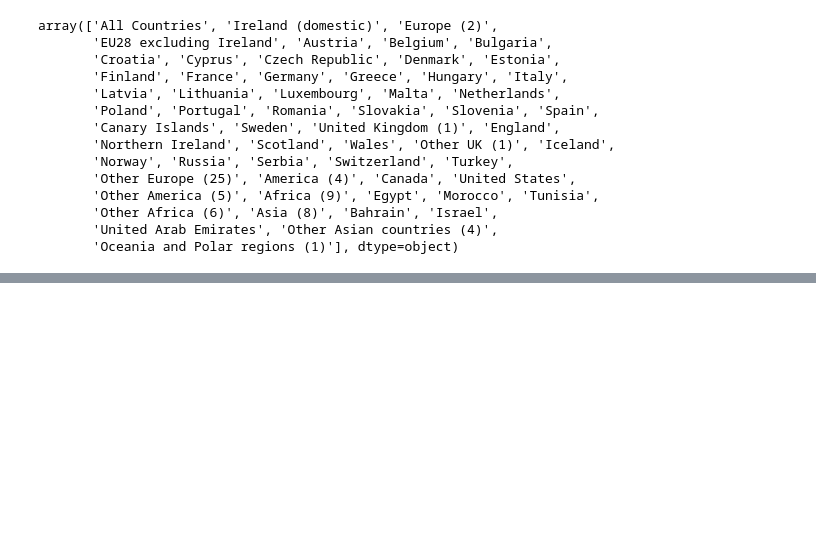
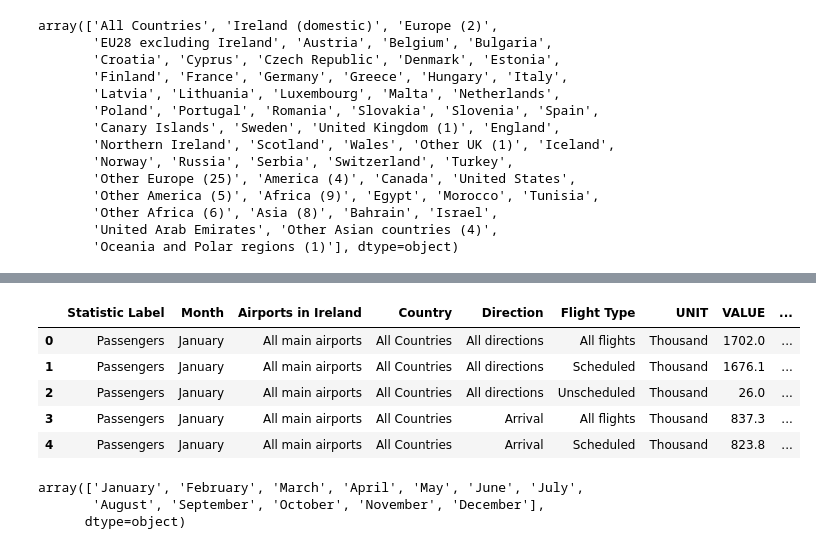
Before and after one commit to RubenCharleston/MSc_CA2_2021116, a Jupyter notebook: CA2.ipynb, the cells around one changed output, grey strips where cells are left out. Drawn from its saved outputs; the diff is of its cells as text; code cells hidden in the pictures; blank space fills up the shorter version.

```diff
--- a/CA2.ipynb
+++ b/CA2.ipynb
@@ -292,0 +357,28 @@ array(['All Countries', 'Ireland (domestic)', 'Europe (2)',
+# %%
+dfIr.loc[dfIr["Month"] == "01", "Month"] = "January" #Changing the months values from numbers to name of month
+dfIr.loc[dfIr["Month"] == "02", "Month"] = "February"
+dfIr.loc[dfIr["Month"] == "03", "Month"] = "March"
+dfIr.loc[dfIr["Month"] == "04", "Month"] = "April"
+dfIr.loc[dfIr["Month"] == "05", "Month"] = "May"
+dfIr.loc[dfIr["Month"] == "06", "Month"] = "June"
+dfIr.loc[dfIr["Month"] == "07", "Month"] = "July"
+dfIr.loc[dfIr["Month"] == "08", "Month"] = "August"
+dfIr.loc[dfIr["Month"] == "09", "Month"] = "September"
+dfIr.loc[dfIr["Month"] == "10", "Month"] = "October"
+dfIr.loc[dfIr["Month"] == "11", "Month"] = "November"
+dfIr.loc[dfIr["Month"] == "12", "Month"] = "December"
+# %%
+dfIr.head()
+# %% [output]
+|  | Statistic Label | Month | Airports in Ireland | Country | Direction | Flight Type | UNIT | VALUE | ... |
+| 0 | Passengers | January | All main airports | All Countries | All directions | All flights | Thousand | 1702.0 | ... |
+| 1 | Passengers | January | All main airports | All Countries | All directions | Scheduled | Thousand | 1676.1 | ... |
+| 2 | Passengers | January | All main airports | All Countries | All directions | Unscheduled | Thousand | 26.0 | ... |
+| 3 | Passengers | January | All main airports | All Countries | Arrival | All flights | Thousand | 837.3 | ... |
+| 4 | Passengers | January | All main airports | All Countries | Arrival | Scheduled | Thousand | 823.8 | ... |
+# %%
+dfIr.Month.unique()
+# %% [output]
+array(['January', 'February', 'March', 'April', 'May', 'June', 'July',
+       'August', 'September', 'October', 'November', 'December'],
+      dtype=object)
```
Also changed, not shown: parts of 10 cells of this notebook.
